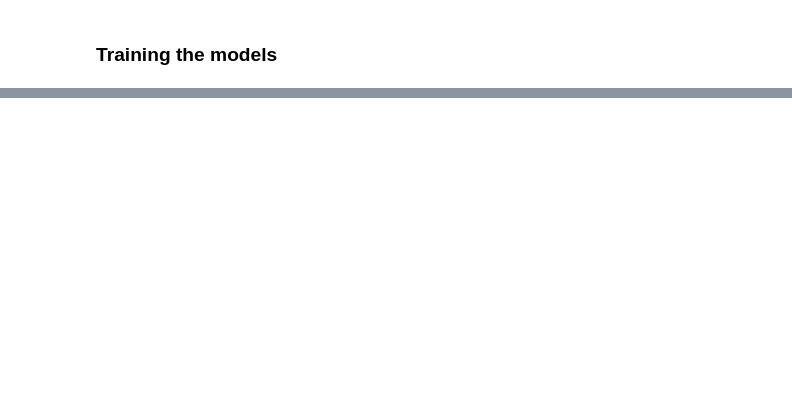
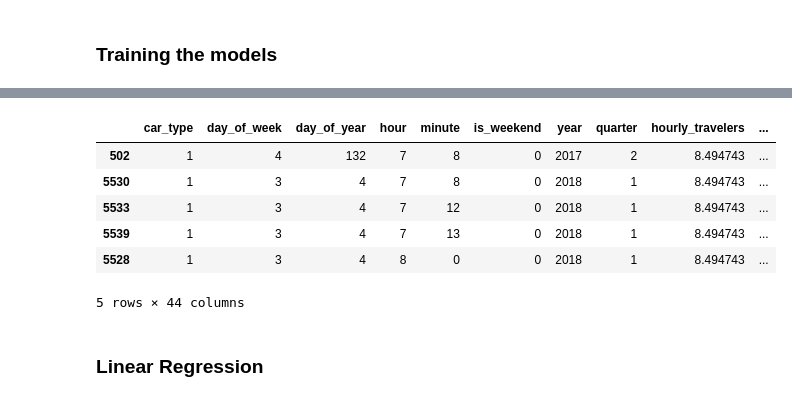
Before and after one commit to Ashwinprocodes/ML-regression-capstone-project, a Jupyter notebook: ML_regression_Demand_Prediction_for_Public_Transport_Capstone_Project.ipynb, the cells around one changed output, grey strips where cells are left out. Cells and saved outputs as stored; diff of their text form; code cells hidden in the pictures; blank space fills up the shorter version.

```diff
--- a/ML_regression_Demand_Prediction_for_Public_Transport_Capstone_Project.ipynb
+++ b/ML_regression_Demand_Prediction_for_Public_Transport_Capstone_Project.ipynb
@@ -601,2 +600,11 @@ data.head()
 # %% [markdown]
 ### Training the models
+# %%
+
+keys= ["ride_id"]
+Target_name="number_of_ticket"
+not_used_cols=["ride_id","travel_time" ,"travel_date","date",'year_woy','max_capacity','number_of_ticket',
+               'period'
+]
+# %%
+features = data.drop(not_used_cols,axis=1).columns
@@ -602,0 +637,12 @@ data.head()
+# %%
+data[features].head()
+# %% [output]
+|  | car_type | day_of_week | day_of_year | hour | minute | is_weekend | year | quarter | hourly_travelers | ... |
+| 502 | 1 | 4 | 132 | 7 | 8 | 0 | 2017 | 2 | 8.494743 | ... |
+| 5530 | 1 | 3 | 4 | 7 | 8 | 0 | 2018 | 1 | 8.494743 | ... |
+| 5533 | 1 | 3 | 4 | 7 | 12 | 0 | 2018 | 1 | 8.494743 | ... |
+| 5539 | 1 | 3 | 4 | 7 | 13 | 0 | 2018 | 1 | 8.494743 | ... |
+| 5528 | 1 | 3 | 4 | 8 | 0 | 0 | 2018 | 1 | 8.494743 | ... |
+5 rows × 44 columns
+# %% [markdown]
+### **Linear Regression**
```
Also changed, not shown: parts of 9 cells of this notebook.
